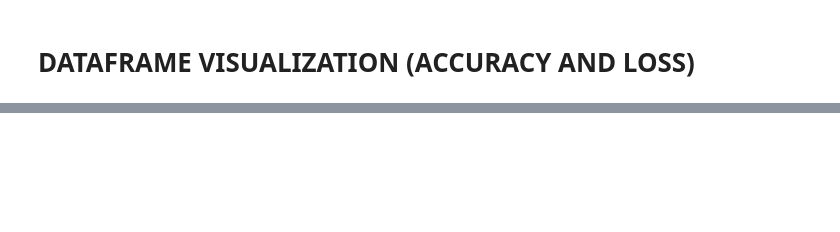
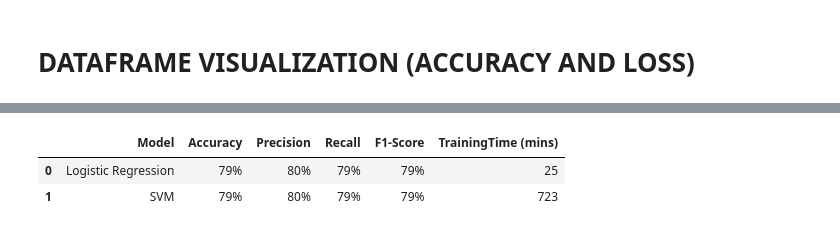
Before and after one commit to taqihaider110/AIES-CCP-Project, a Jupyter notebook: AIESProject.ipynb, the cells around one changed output, grey strips where cells are left out. Drawn from its saved outputs; the diff is of its cells as text; code cells hidden in the pictures; blank space fills up the shorter version.

```diff
--- a/AIESProject.ipynb
+++ b/AIESProject.ipynb
@@ -381,13 +476,17 @@ plt.show()
 # %%
 
 metrics_dict = {
     'Model': ['Logistic Regression', 'SVM'],
     'Accuracy': ['79%', '79%'],
     'Precision': ['80%', '80%'],
     'Recall': ['79%', '79%'],
     'F1-Score': ['79%', '79%'],
-    'TrainingTime (mins)': [25, 180]
+    'TrainingTime (mins)': [25, 723]
 }
 
 metrics_df = pd.DataFrame(metrics_dict)
 metrics_df
+# %% [output]
+|  | Model | Accuracy | Precision | Recall | F1-Score | TrainingTime (mins) |
+| 0 | Logistic Regression | 79% | 80% | 79% | 79% | 25 |
+| 1 | SVM | 79% | 80% | 79% | 79% | 723 |
```
Also changed, not shown: parts of 25 cells of this notebook, 2 other files.
